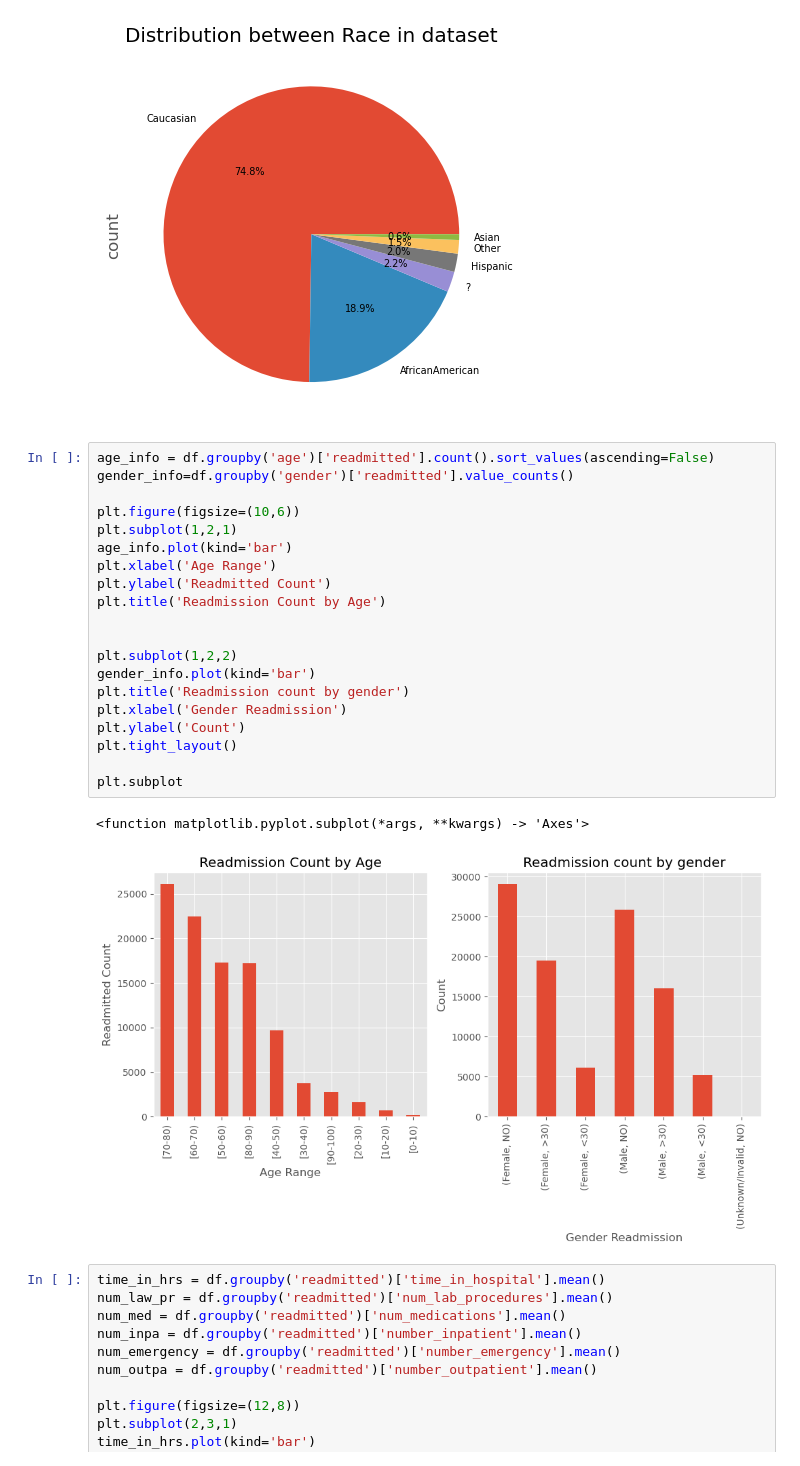
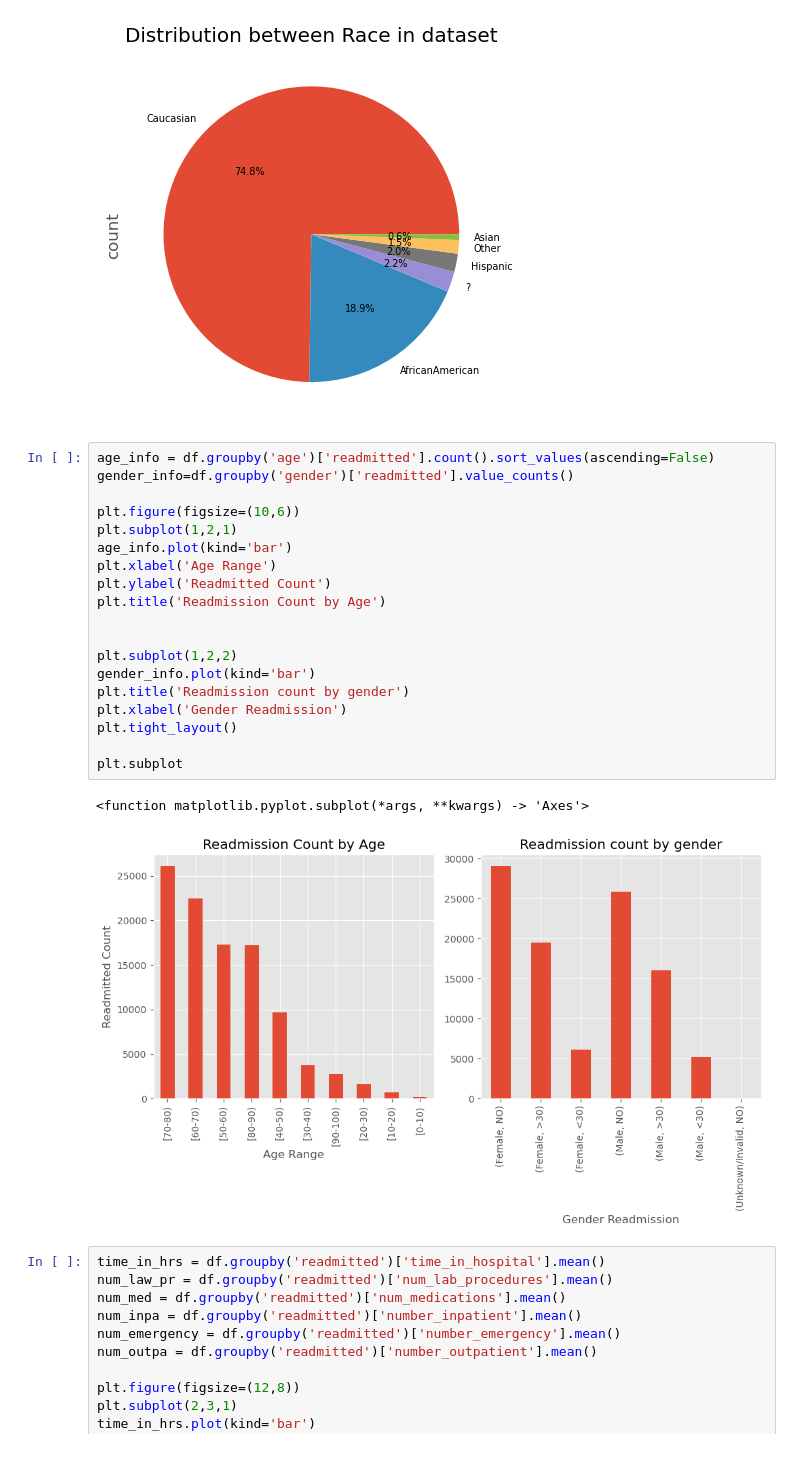
Before and after one commit to Javih10/clinical_prediction, a Jupyter notebook: notebooks/01_EDA.ipynb, the cells around one changed output. Saved outputs shown, nothing was run; the diff lists cells and outputs as text.

```diff
--- a/notebooks/01_EDA.ipynb
+++ b/notebooks/01_EDA.ipynb
@@ -236,26 +244,25 @@ plt.show()
 # %%
 age_info = df.groupby('age')['readmitted'].count().sort_values(ascending=False)
 gender_info=df.groupby('gender')['readmitted'].value_counts()
 
 plt.figure(figsize=(10,6))
 plt.subplot(1,2,1)
 age_info.plot(kind='bar')
 plt.xlabel('Age Range')
 plt.ylabel('Readmitted Count')
 plt.title('Readmission Count by Age')
 
 
 plt.subplot(1,2,2)
 gender_info.plot(kind='bar')
 plt.title('Readmission count by gender')
 plt.xlabel('Gender Readmission')
-plt.ylabel('Count')
 plt.tight_layout()
 
 plt.subplot
 # %% [output]
 <function matplotlib.pyplot.subplot(*args, **kwargs) -> 'Axes'>
-[figure, old version]
+[figure, new version]
 # %%
 time_in_hrs = df.groupby('readmitted')['time_in_hospital'].mean()
 num_law_pr = df.groupby('readmitted')['num_lab_procedures'].mean()
```
Also changed, not shown: parts of 8 cells of this notebook, 3 other files.
